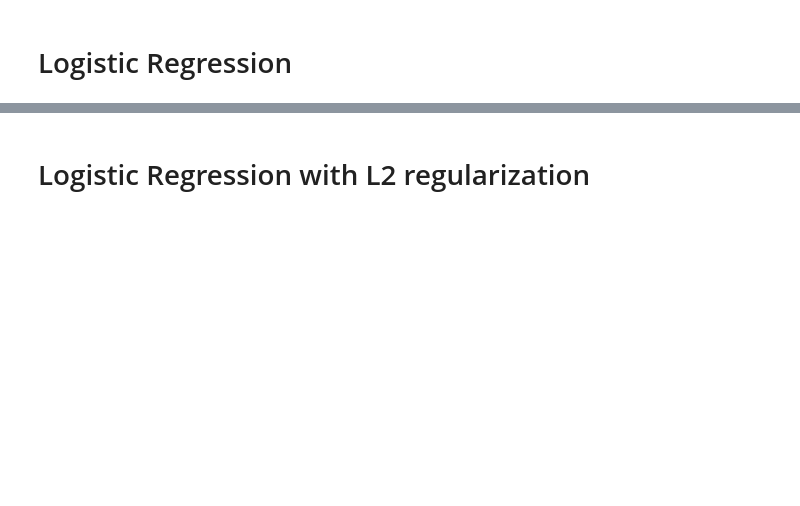
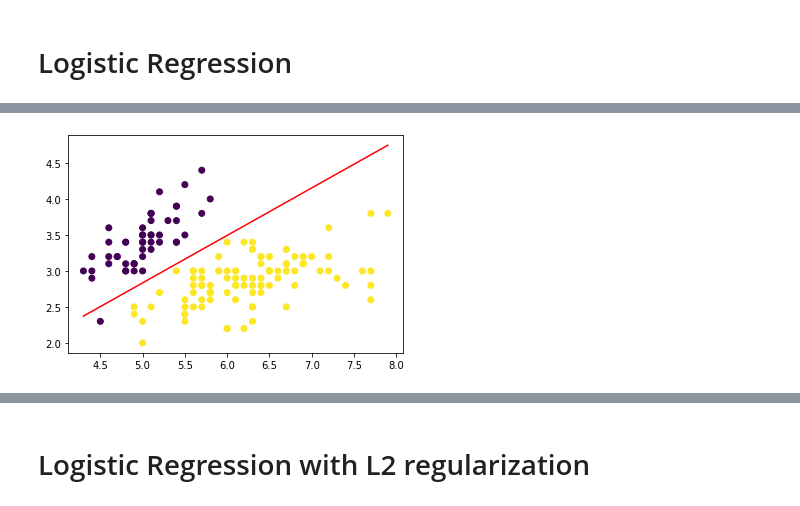
Before and after one commit to pg42866/SIB, a Jupyter notebook: scripts/eval2.ipynb, the cells around one changed output, grey strips where cells are left out. Saved outputs shown, nothing was run; the diff lists cells and outputs as text; code cells hidden in the pictures; blank space fills up the shorter version.

```diff
--- a/scripts/eval2.ipynb
+++ b/scripts/eval2.ipynb
@@ -110,9 +124,11 @@ logreg.theta
 # %%
-plt.scatter(dataset.X[:,0], dataset.X[:,1],c=dataset.y)
+plt.scatter(dataset.X[:,0], dataset.X[:,1],c=dataset.Y)
 _x = np.linspace(min(dataset.X[:,0]),max(dataset.X[:,0]),2)
 _y = [(-logreg.theta[0]-logreg.theta[1]*x)/logreg.theta[2] for x in _x]
 plt.plot(_x, _y, '-', color='red')
 plt.show()
+# %% [output]
+[figure, added]
 # %%
 plt.plot(list(logreg.history.keys()), [ y[1] for y in logreg.history.values()], '-', color='red')
 plt.title('Cost')
```
Also changed, not shown: parts of 10 cells of this notebook, 2 other files.
